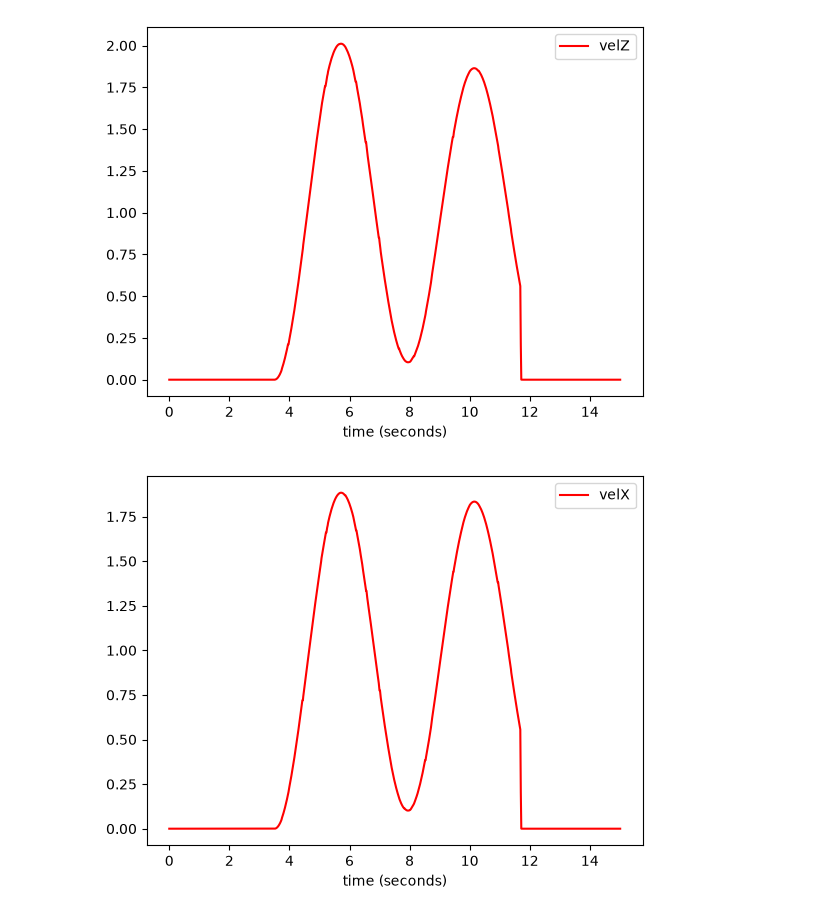
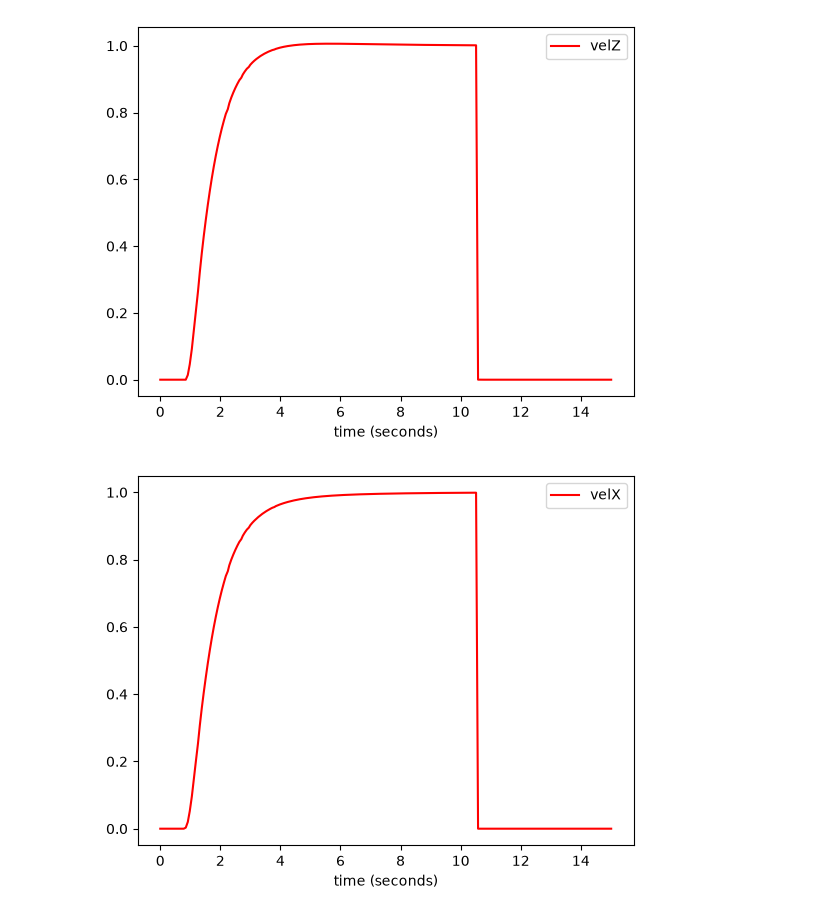
Before and after one commit to Davide-Leotta/MecaN, a Jupyter notebook: python/control.ipynb, the cells around one changed output. Drawn from its saved outputs; the diff is of its cells as text; code cells hidden in the pictures.

```diff
--- a/python/control.ipynb
+++ b/python/control.ipynb
@@ -28,11 +28,10 @@ class PI:
         self.sat = sat
 
     def evaluate(self, delta_t, u):
-        out_p = self.P.evaluate(delta_t,u)
-        out_i = self.ki * self.I.evaluate(delta_t,out_p)
-        if out_i > self.sat:
-            out_i = self.sat
-        return out_i
+        out = self.P.evaluate(delta_t,u) + self.ki * self.I.evaluate(delta_t,u)
+        if out > self.sat:
+            out = self.sat
+        return out
 
 def inv_kin(v,r,l):
     return  (1/r) * np.dot([[-1,1,- 1 * l],[1,1,- 1 * l],[1,-1,- 1 * l],[-1,-1,- 1 * l]],v)
@@ -91,7 +90,7 @@ dds.start()
 
 dds.subscribe(["posX", "posZ","velZ","velX"])
 
-m = MecanumController(1,0.5,10,1,1)
+m = MecanumController(1,1,10,1,1)
 
 
 #value = m.evaluate(1,[-3,3,-0.05])
@@ -119,32 +118,32 @@ while t.get() < 15:
     dp_vx.append_y("velX",velX)
 
     dpx.append_x(t.get())
     dpx.append_y("posX", posX)
     dpz.append_x(t.get())
     dpz.append_y("posZ", posZ)
 
     dp_w1.append_x(t.get())
     dp_w1.append_y("w1", w[0])
     dp_w2.append_x(t.get())
     dp_w2.append_y("w2", w[1])
     dp_w3.append_x(t.get())
     dp_w3.append_y("w3", w[2])
     dp_w4.append_x(t.get())
     dp_w4.append_y("w4", w[3])
 
 
 #dpx.plot()
 #dpz.plot()
 dp_vz.plot()
 dp_vx.plot()
 
 dp_w1.plot()
 dp_w2.plot()
 dp_w3.plot()
 dp_w4.plot()
 
 
 dds.stop()
 # %% [output]
-[figure, old version]
+[figure, new version]
-[figure, old version]
+[figure, new version]
```
Also changed, not shown: parts of 1 cell of this notebook.
